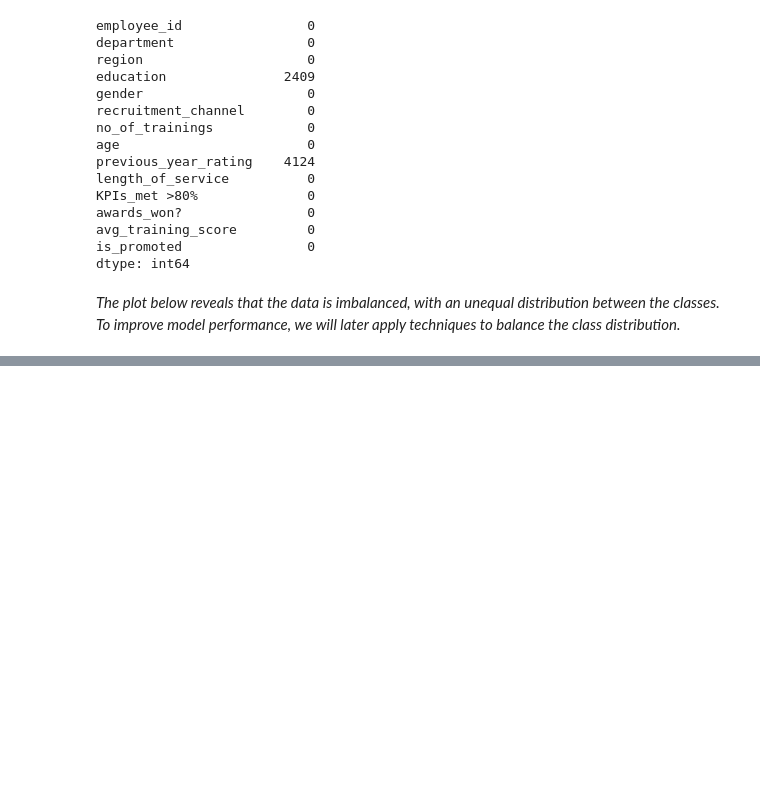
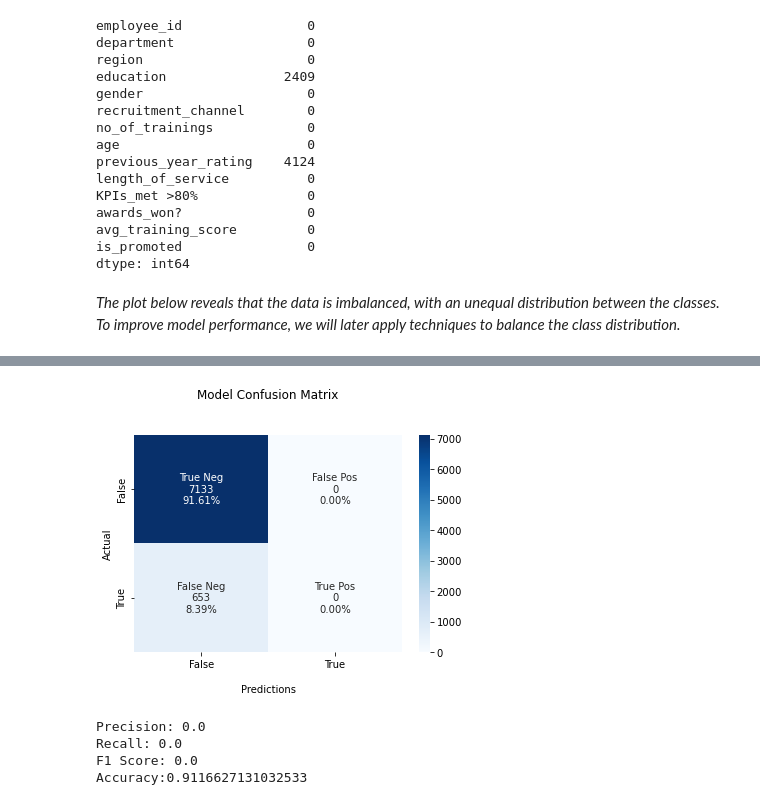
Before and after one commit to NoaAmichai/HR-Analytics, a Jupyter notebook: HR Analytics.ipynb, the cells around one changed output, grey strips where cells are left out. Saved outputs shown, nothing was run; the diff lists cells and outputs as text; code cells hidden in the pictures; blank space fills up the shorter version.

```diff
--- a/HR Analytics.ipynb
+++ b/HR Analytics.ipynb
@@ -354,0 +318,10 @@ F1 Score: 0.4303135888501742
+# %%
+df2 = pd.read_csv('train_set_HR.csv',index_col=0)
+# %%
+X = df2.drop(['is_promoted'], axis=1)
+y = df2['is_promoted'].values
+
+
+X_train, X_test, y_train, y_test = train_test_split(X, y, test_size=0.2, random_state=25)
+
+X_train
@@ -354,0 +393,29 @@ F1 Score: 0.4303135888501742
+# %%
+dummy_model = DummyClassifier(strategy="most_frequent")
+
+dummy_model.fit(X_train, y_train)
+
+y_predict = dummy_model.predict(X_test)
+
+confusion_matrix_show(confusion_matrix(y_test, y_predict))
+
+y_train_pred = cross_val_predict(dummy_model, X_train, y_train, cv=10)
+
+accuracy = np.mean(cross_val_score(dummy_model, X_train, y_train, scoring='accuracy', cv=10))
+
+f1 = np.mean(cross_val_score(dummy_model, X_train, y_train, scoring='f1', cv=10))
+
+precision = precision_score(y_train, y_train_pred)
+
+recall = recall_score(y_train, y_train_pred)
+
+print(f"Precision: {precision}")
+print(f"Recall: {recall}")
+print(f"F1 Score: {f1}")
+print(f"Accuracy:{accuracy}")
+# %% [output]
+[figure, added]
+Precision: 0.0
+Recall: 0.0
+F1 Score: 0.0
+Accuracy:0.9116627131032533
```
Also changed, not shown: parts of 24 cells of this notebook, 2 other files.
